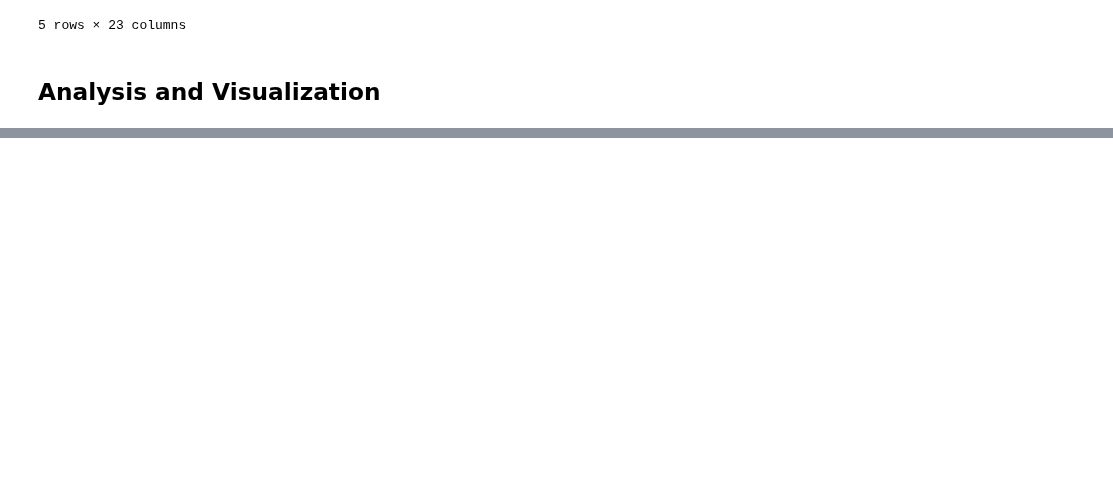
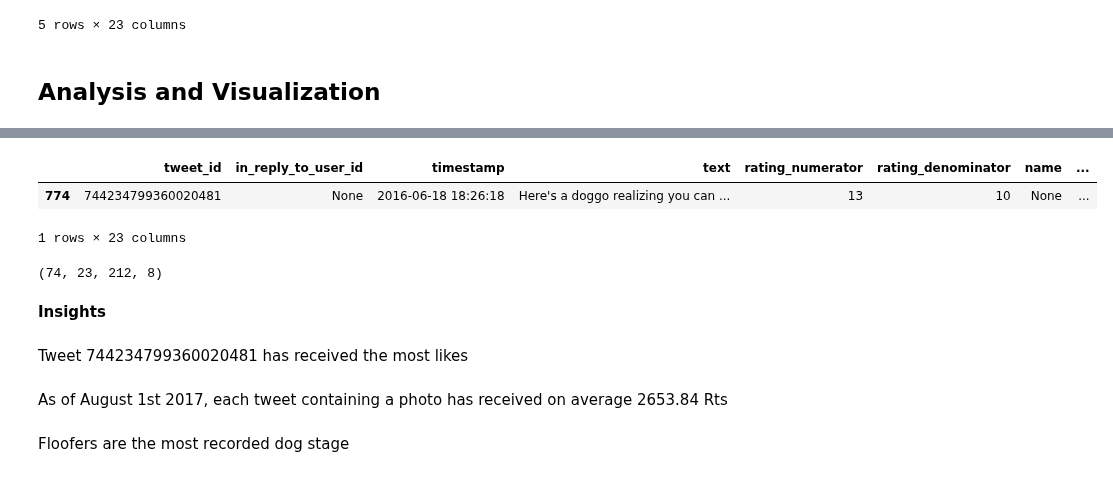
Before and after one commit to joey5405/WeRateDogs-Analysis---Udacity, a Jupyter notebook: wrangle_act.ipynb, the cells around one changed output, grey strips where cells are left out. Cells and saved outputs as stored; diff of their text form; code cells hidden in the pictures; blank space fills up the shorter version.

Commit message:
Chore: Add some insights

```diff
--- a/wrangle_act.ipynb
+++ b/wrangle_act.ipynb
@@ -785,0 +798,18 @@ test.head()
+# %%
+df[df.favorite_count==164354]
+# %% [output]
+|  | tweet_id | in_reply_to_user_id | timestamp | text | rating_numerator | rating_denominator | name | ... |
+| 774 | 744234799360020481 | None | 2016-06-18 18:26:18 | Here's a doggo realizing you can ... | 13 | 10 | None | ... |
+1 rows × 23 columns
+# %%
+sum(df.doggo),sum(df.puppo), sum(df.pupper), sum(df.floofer)
+# %% [output]
+(74, 23, 212, 8)
+# %% [markdown]
+**Insights**
+# %% [markdown]
+ Tweet 744234799360020481 has received the most likes
+# %% [markdown]
+As of August 1st 2017, each tweet containing a photo has received on average 2653.84 Rts
+# %% [markdown]
+Floofers are the most recorded dog stage
```
Also changed, not shown: parts of 4 cells of this notebook.
